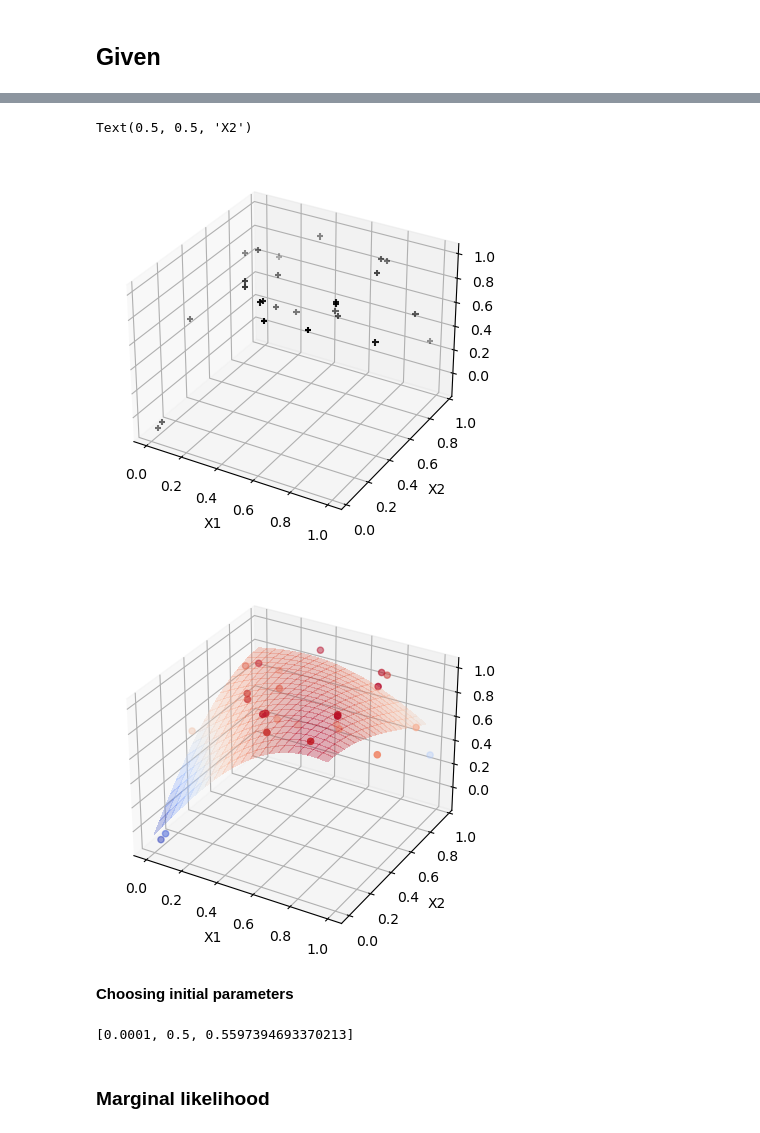
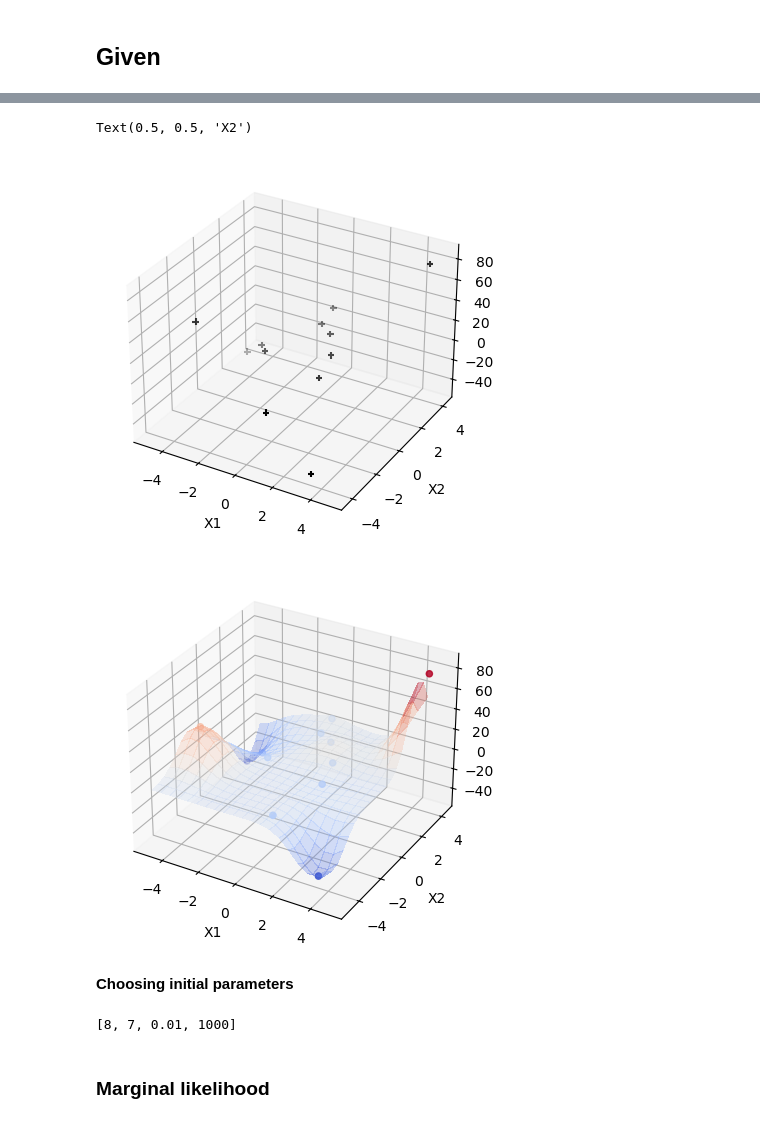
Before and after one commit to SashaCroatia/GaussianProcessRegression, a Jupyter notebook: 5_MultidimensionalGPR.ipynb, the cells around one changed output, grey strips where cells are left out. Drawn from its saved outputs; the diff is of its cells as text; code cells hidden in the pictures.

```diff
--- a/5_MultidimensionalGPR.ipynb
+++ b/5_MultidimensionalGPR.ipynb
@@ -158,8 +174,11 @@ def plot_2D(X, y, sigma_n, kernelParameter_l, kernelParameter_sigma):
 # %% [markdown]
 ## Given
 # %%
+# This is the true unknown function we are trying to approximate
+f = lambda x,y: x**2/9 + y**2 + 4*x*y
+
 #This is our dataset
-N = 26 #must be even
+N = 12 #must be even
 D = 2 #dimension
 X = generate_points(-4, 4, N/2, min_distance = 3, dim = D)
 X1 = X[:,0]
@@ -187,8 +204,8 @@ Text(0.5, 0.5, 'X2')
 # %%
 #Normalize feature:
-X = (X - np.min(X))/(np.max(X) - np.min(X)) #X in [0,1]
-X1 = X[:,0]
-X2 = X[:,1]
+# X = (X - np.min(X))/(np.max(X) - np.min(X)) #X in [0,1]
+# X1 = X[:,0]
+# X2 = X[:,1]
 
 #Normalize target:
 #y = (y - min(y))/(max(y)-min(y))
@@ -211,24 +228,26 @@ ax.set_xlabel('X1')
 ax.set_ylabel('X2')
 # %% [output]
 Text(0.5, 0.5, 'X2')
-[figure, old version]
+[figure, new version]
 # %%
 #Plot of GP fit before parameter optimization
-plot_2D(X, y, 0.1, 1, 1)
+plot_2D(X, y, 0.001, 1, 1, 0, 1)
 # %% [output]
-[figure, old version]
+[figure, new version]
 # %% [markdown]
 **Choosing initial parameters**
 # %%
 #Initial guesses#
-init_sigma_n = 0.0001 #np.std(y) # guess for observation noise
-init_len_scale = 0.5
-init_sigma_f = (np.abs(np.min(y)) + np.abs(np.max(y)))/2 #this is the semi-range
+sigma_n = 0 #np.std(y) # guess for observation noise
+l1 = 8
+l2 = 7
+l1l2 = 0.01
+sigma = 1000 #(np.abs(np.min(y)) + np.abs(np.max(y)))/2 #this is the semi-range
 
-init_par = [init_sigma_n, init_len_scale, init_sigma_f]
+init_par = [l1, l2, l1l2, sigma_f]
 init_par #these are the optimum parameters
 # %% [output]
-[0.0001, 0.5, 0.5597394693370213]
+[8, 7, 0.01, 1000]
 # %% [markdown]
 ### Marginal likelihood
 # %%
```
Also changed, not shown: parts of 10 cells of this notebook, 11 other files.
